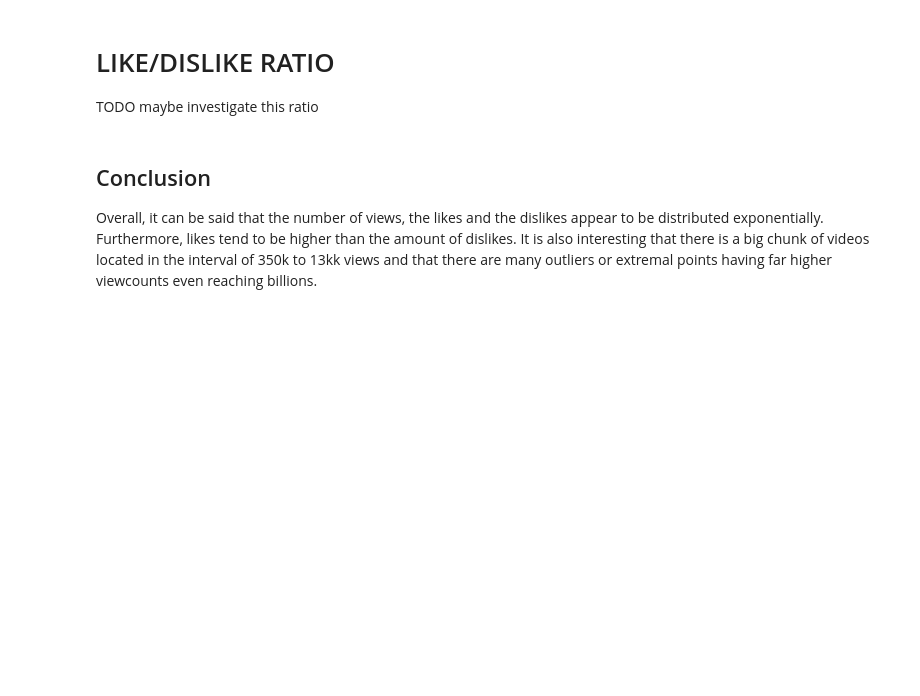
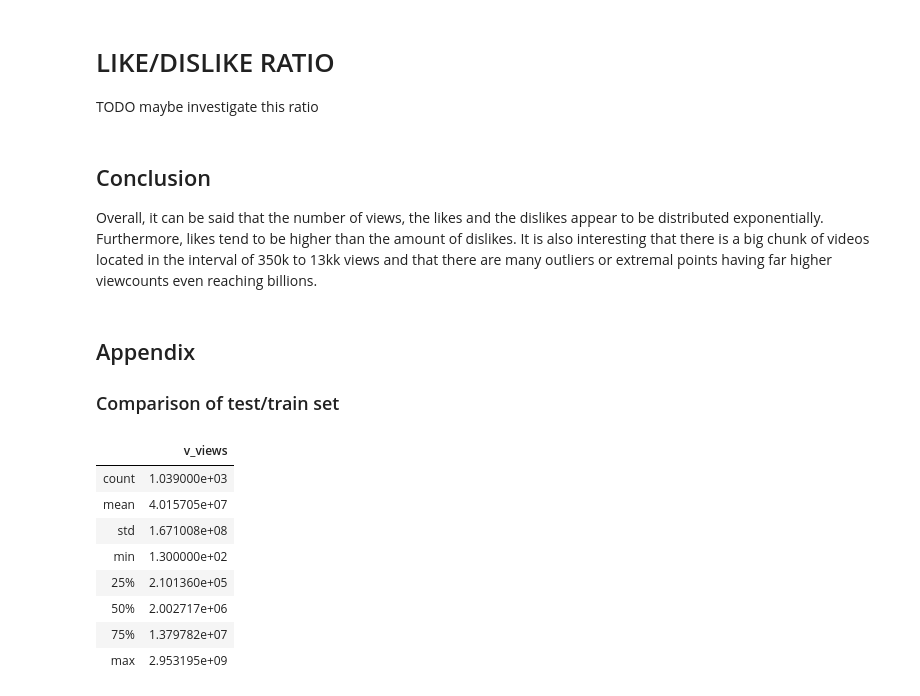
Before and after one commit to AlexRaschl/PR_data_science, a Jupyter notebook: src/eda/video_meta_eda.ipynb, the cells around one changed output. Drawn from its saved outputs; the diff is of its cells as text; code cells hidden in the pictures; blank space fills up the shorter version.

```diff
--- a/src/eda/video_meta_eda.ipynb
+++ b/src/eda/video_meta_eda.ipynb
@@ -219,3 +219,18 @@ Overall, it can be said that the number of views, the likes and the dislikes app
 Furthermore, likes tend to be higher than the amount of dislikes.
 It is also interesting that there is a big chunk of videos located in the interval of 350k to 13kk views and
 that there are many outliers or extremal points having far higher viewcounts even reaching billions.
+# %% [markdown]
+## Appendix
+### Comparison of test/train set
+# %%
+y_test.describe()
+# %% [output]
+|  | v_views |
+| count | 1.039000e+03 |
+| mean | 4.015705e+07 |
+| std | 1.671008e+08 |
+| min | 1.300000e+02 |
+| 25% | 2.101360e+05 |
+| 50% | 2.002717e+06 |
+| 75% | 1.379782e+07 |
+| max | 2.953195e+09 |
```
Also changed, not shown: parts of 4 cells of this notebook.
